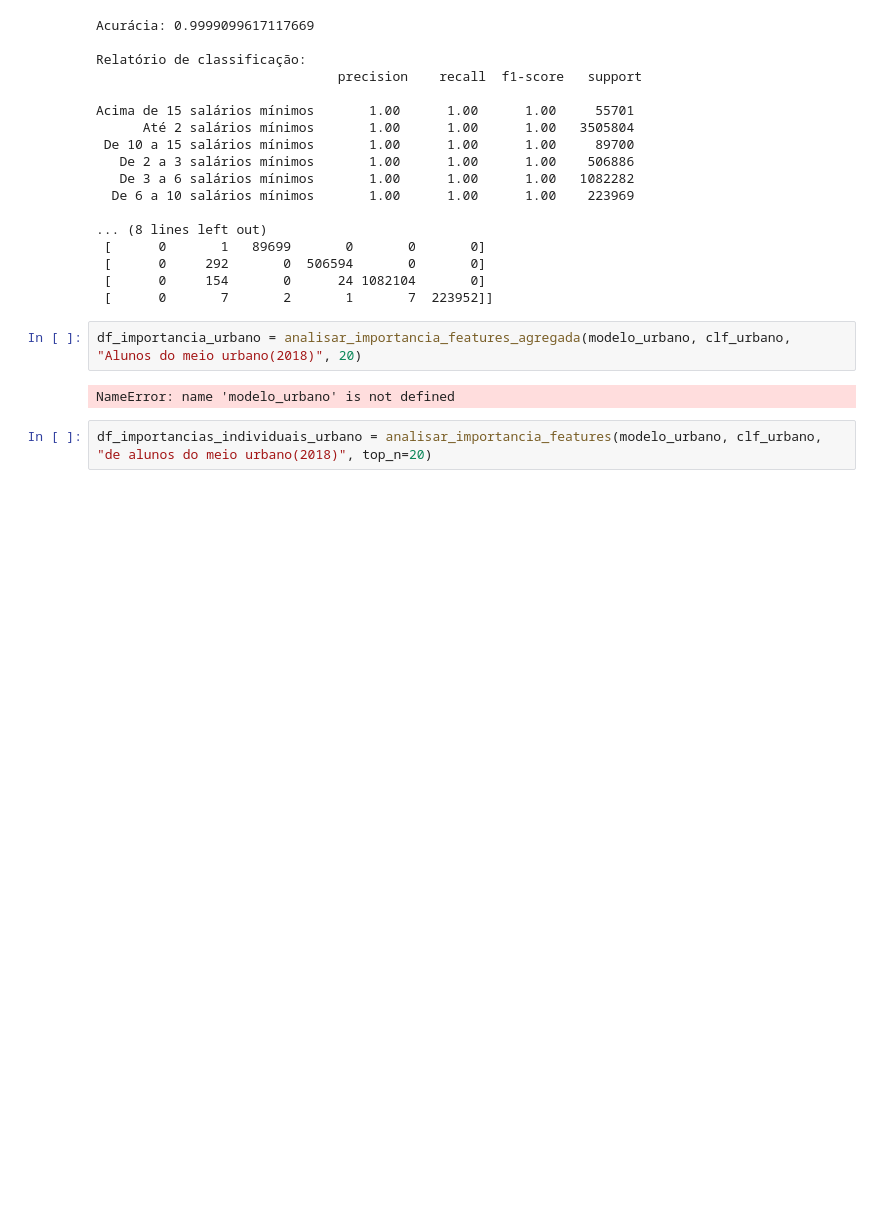
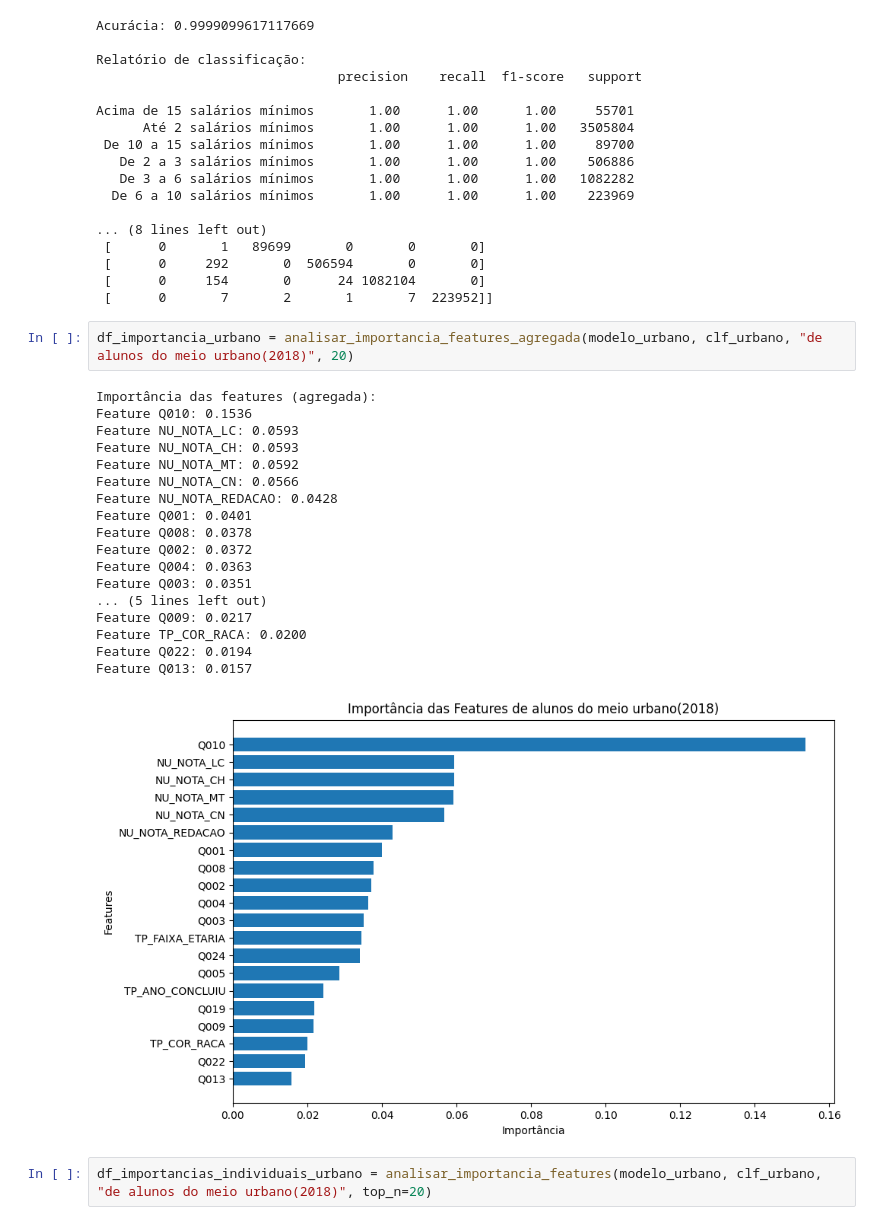
Before and after one commit to vinicarlosss/enem-explainable-ml, a Jupyter notebook: arvore_decisao_2018.ipynb, the cells around one changed output. Cells and saved outputs as stored; diff of their text form; blank space fills up the shorter version.

```diff
--- a/arvore_decisao_2018.ipynb
+++ b/arvore_decisao_2018.ipynb
@@ -705,9 +705,26 @@ Acima de 15 salários mínimos       1.00      1.00      1.00     55701
  [      0     154       0      24 1082104       0]
  [      0       7       2       1       7  223952]]
 # %%
-df_importancia_urbano = analisar_importancia_features_agregada(modelo_urbano, clf_urbano, "Alunos do meio urbano(2018)", 20)
+df_importancia_urbano = analisar_importancia_features_agregada(modelo_urbano, clf_urbano, "de alunos do meio urbano(2018)", 20)
 # %% [output]
-NameError: name 'modelo_urbano' is not defined
+Importância das features (agregada):
+Feature Q010: 0.1536
+Feature NU_NOTA_LC: 0.0593
+Feature NU_NOTA_CH: 0.0593
+Feature NU_NOTA_MT: 0.0592
+Feature NU_NOTA_CN: 0.0566
+Feature NU_NOTA_REDACAO: 0.0428
+Feature Q001: 0.0401
+Feature Q008: 0.0378
+Feature Q002: 0.0372
+Feature Q004: 0.0363
+Feature Q003: 0.0351
+... (5 lines left out)
+Feature Q009: 0.0217
+Feature TP_COR_RACA: 0.0200
+Feature Q022: 0.0194
+Feature Q013: 0.0157
+[figure, added]
 # %%
 df_importancias_individuais_urbano = analisar_importancia_features(modelo_urbano, clf_urbano, "de alunos do meio urbano(2018)", top_n=20)
 # %% [output]
```
Also changed, not shown: 2 other files.
